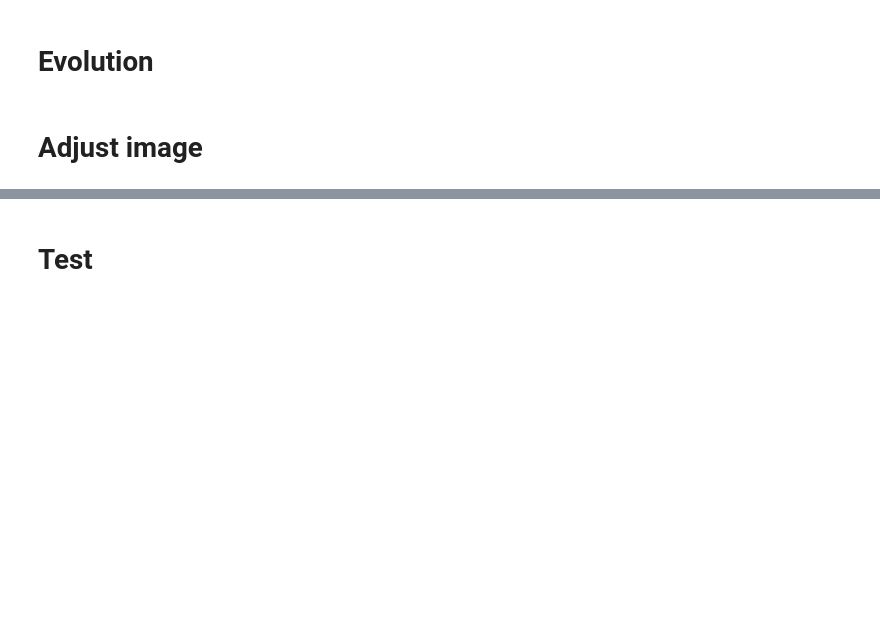
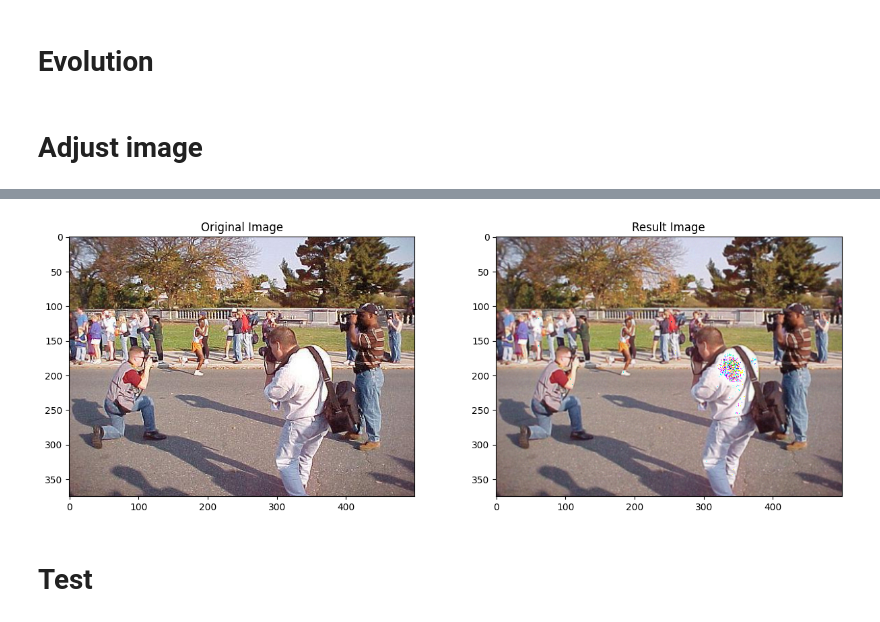
Before and after one commit to christric1/RL_2, a Jupyter notebook: test.ipynb, the cells around one changed output, grey strips where cells are left out. Saved outputs shown, nothing was run; the diff lists cells and outputs as text; code cells hidden in the pictures; blank space fills up the shorter version.

```diff
--- a/test.ipynb
+++ b/test.ipynb
@@ -79,12 +89,14 @@ t_img = TF.to_pil_image(t)
 # %%
 fig, axs = plt.subplots(1, 2, figsize=(15,5))
 
-axs[0].imshow(pil_img_0)
+axs[0].imshow(TF.to_pil_image(image))
 axs[0].set_title('Original Image')
 axs[1].imshow(t_img)
 axs[1].set_title('Result Image')
 
 plt.show()
+# %% [output]
+[figure, added]
 # %% [markdown]
 # Test
 # %%
```
Also changed, not shown: parts of 8 cells of this notebook, 7 other files.
